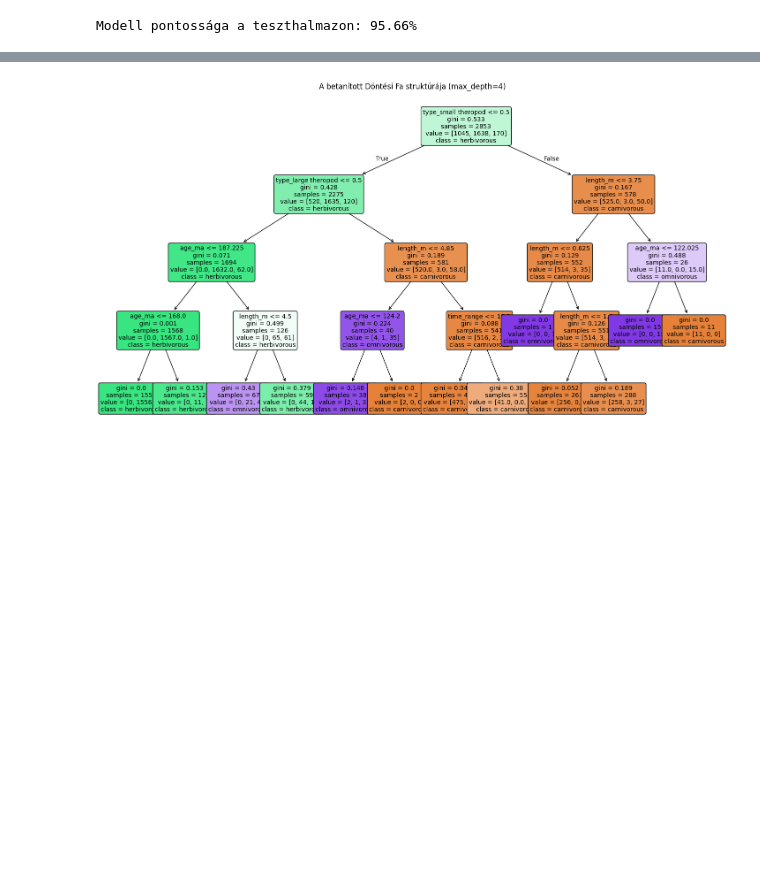
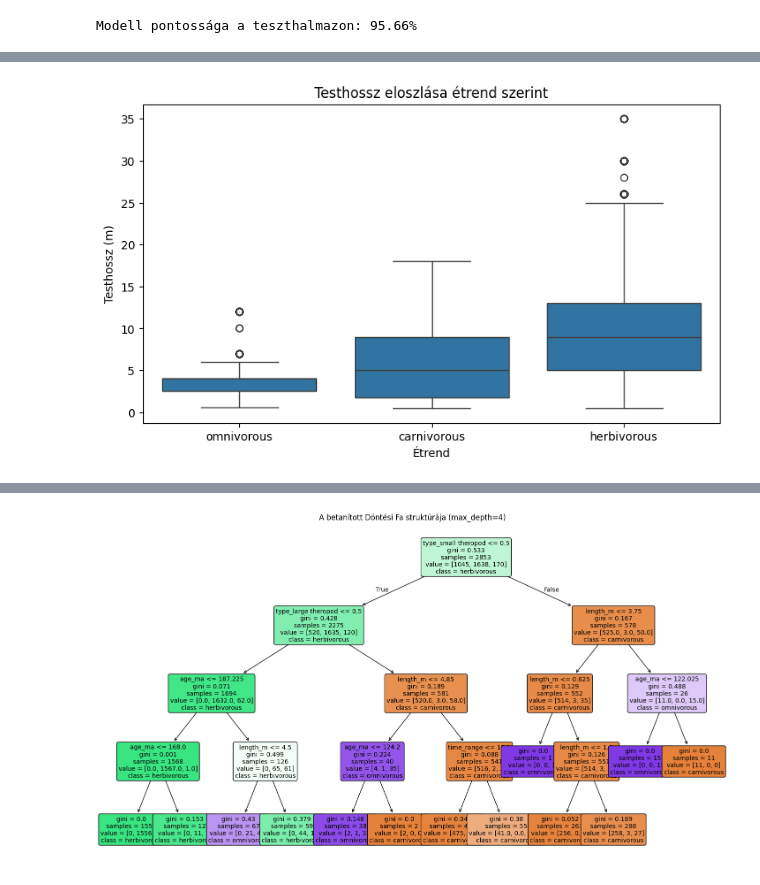
Before and after one commit to MTZBRN/dino-project, a Jupyter notebook: dino_project.ipynb, the cells around one changed output, grey strips where cells are left out. Cells and saved outputs as stored; diff of their text form; code cells hidden in the pictures; blank space fills up the shorter version.

```diff
--- a/dino_project.ipynb
+++ b/dino_project.ipynb
@@ -338,0 +526,15 @@ weighted avg       0.95      0.96      0.95       714
+# %%
+plt.figure(figsize=(9, 5))
+
+sns.boxplot(
+    data=df,
+    x='diet',
+    y='length_m'
+)
+
+plt.title('Testhossz eloszlása étrend szerint')
+plt.xlabel('Étrend')
+plt.ylabel('Testhossz (m)')
+plt.show()
+# %% [output]
+[figure, added]
```
Also changed, not shown: parts of 28 cells of this notebook.
